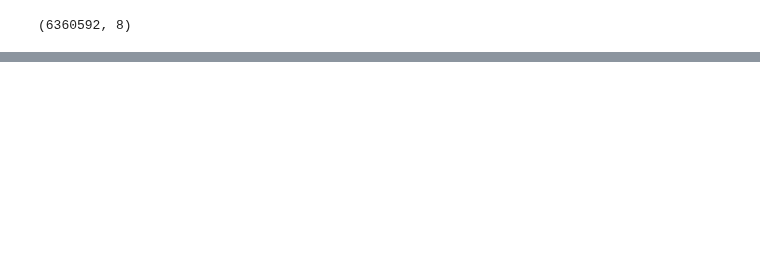
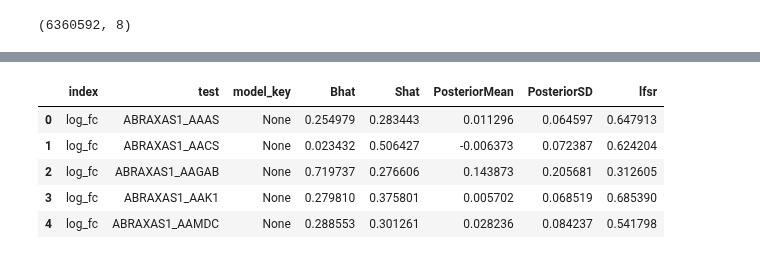
Before and after one commit to emdann/GWT_perturbseq_analysis_2025, a Jupyter notebook: src/3_DE_analysis/K562_DE/K562_DEseq2.ipynb, the cells around one changed output, grey strips where cells are left out. Cells and saved outputs as stored; diff of their text form; code cells hidden in the pictures; blank space fills up the shorter version.

```diff
--- a/src/3_DE_analysis/K562_DE/K562_DEseq2.ipynb
+++ b/src/3_DE_analysis/K562_DE/K562_DEseq2.ipynb
@@ -324,2 +333,12 @@ for ts in tqdm(test_targets, desc="Processing test targets"):
 # %%
 all_res_df.to_parquet('/mnt/oak/users/emma/data/GWT/CD4i_final/MASH_comparison_results.parquet')
+# %%
+all_res_df = pd.read_parquet('/mnt/oak/users/emma/data/GWT/CD4i_final/MASH_comparison_results.parquet')
+all_res_df.head()
+# %% [output]
+|  | index | test | model_key | Bhat | Shat | PosteriorMean | PosteriorSD | lfsr |
+| 0 | log_fc | ABRAXAS1_AAAS | None | 0.254979 | 0.283443 | 0.011296 | 0.064597 | 0.647913 |
+| 1 | log_fc | ABRAXAS1_AACS | None | 0.023432 | 0.506427 | -0.006373 | 0.072387 | 0.624204 |
+| 2 | log_fc | ABRAXAS1_AAGAB | None | 0.719737 | 0.276606 | 0.143873 | 0.205681 | 0.312605 |
+| 3 | log_fc | ABRAXAS1_AAK1 | None | 0.279810 | 0.375801 | 0.005702 | 0.068519 | 0.685390 |
+| 4 | log_fc | ABRAXAS1_AAMDC | None | 0.288553 | 0.301261 | 0.028236 | 0.084237 | 0.541798 |
```
Also changed, not shown: parts of 12 cells of this notebook, 26 other files.
